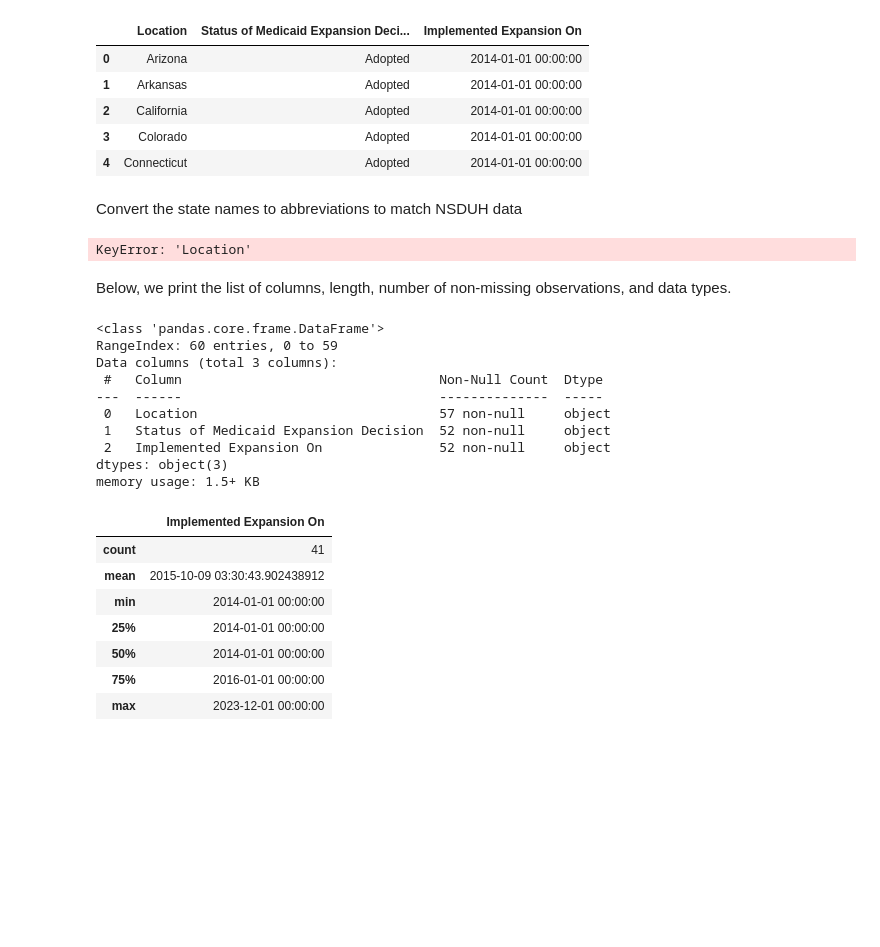
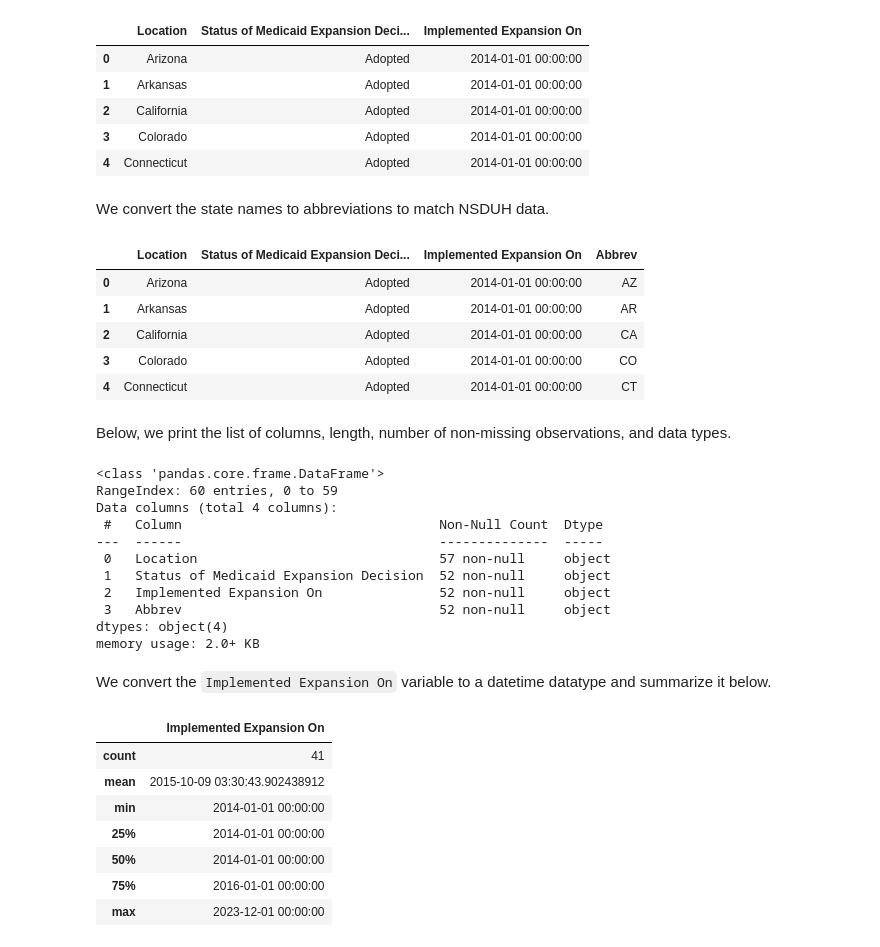
Before and after one commit to riverar9/data-602-final-project, a Jupyter notebook: Proposal_summ_stats.ipynb, the cells around one changed output. Saved outputs shown, nothing was run; the diff lists cells and outputs as text; code cells hidden in the pictures; blank space fills up the shorter version.

```diff
--- a/Proposal_summ_stats.ipynb
+++ b/Proposal_summ_stats.ipynb
@@ -187,7 +187,7 @@ df_kff.head()
 | 3 | Colorado | Adopted | 2014-01-01 00:00:00 |
 | 4 | Connecticut | Adopted | 2014-01-01 00:00:00 |
 # %% [markdown]
-Convert the state names to abbreviations to match NSDUH data
+We convert the state names to abbreviations to match NSDUH data.
 # %%
 # Create a dictionary with state names and their abbreviations as key:value pairs
 us_state_to_abbrev = {
@@ -225,36 +225,41 @@ us_state_to_abbrev = {
     "New York": "NY",
     "North Carolina": "NC",
     "North Dakota": "ND",
     "Ohio": "OH",
     "Oklahoma": "OK",
     "Oregon": "OR",
     "Pennsylvania": "PA",
     "Rhode Island": "RI",
     "South Carolina": "SC",
     "South Dakota": "SD",
     "Tennessee": "TN",
     "Texas": "TX",
     "Utah": "UT",
     "Vermont": "VT",
     "Virginia": "VA",
     "Washington": "WA",
     "West Virginia": "WV",
     "Wisconsin": "WI",
     "Wyoming": "WY",
     "District of Columbia": "DC",
     "American Samoa": "AS",  # Delete?
     "Guam": "GU",  # Delete?
     "Northern Mariana Islands": "MP",  # Delete?
     "Puerto Rico": "PR",
-    "United States Minor Outlying Islands": "UM",  # Delete?
+    "United States": "US",
 }
 
 # Map the state names in the KFF dataframe to the corresponding abbreviation
-df_kff['Location'] = df['Location'].map(us_state_to_abbrev)
+df_kff['Abbrev'] = df_kff['Location'].map(us_state_to_abbrev)
 
 df_kff.head()
 # %% [output]
-KeyError: 'Location'
+|  | Location | Status of Medicaid Expansion Deci... | Implemented Expansion On | Abbrev |
+| 0 | Arizona | Adopted | 2014-01-01 00:00:00 | AZ |
+| 1 | Arkansas | Adopted | 2014-01-01 00:00:00 | AR |
+| 2 | California | Adopted | 2014-01-01 00:00:00 | CA |
+| 3 | Colorado | Adopted | 2014-01-01 00:00:00 | CO |
+| 4 | Connecticut | Adopted | 2014-01-01 00:00:00 | CT |
 # %% [markdown]
 Below, we print the list of columns, length, number of non-missing observations, and data types.
 # %%
@@ -263,12 +268,15 @@ df_kff.info()
 # %% [output]
 <class 'pandas.core.frame.DataFrame'>
 RangeIndex: 60 entries, 0 to 59
-Data columns (total 3 columns):
+Data columns (total 4 columns):
  #   Column                                 Non-Null Count  Dtype
 ---  ------                                 --------------  -----
  0   Location                               57 non-null     object
  1   Status of Medicaid Expansion Decision  52 non-null     object
  2   Implemented Expansion On               52 non-null     object
-dtypes: object(3)
-memory usage: 1.5+ KB
+ 3   Abbrev                                 52 non-null     object
+dtypes: object(4)
+memory usage: 2.0+ KB
+# %% [markdown]
+We convert the `Implemented Expansion On` variable to a datetime datatype and summarize it below.
 # %%
```
Also changed, not shown: parts of 3 cells of this notebook.
